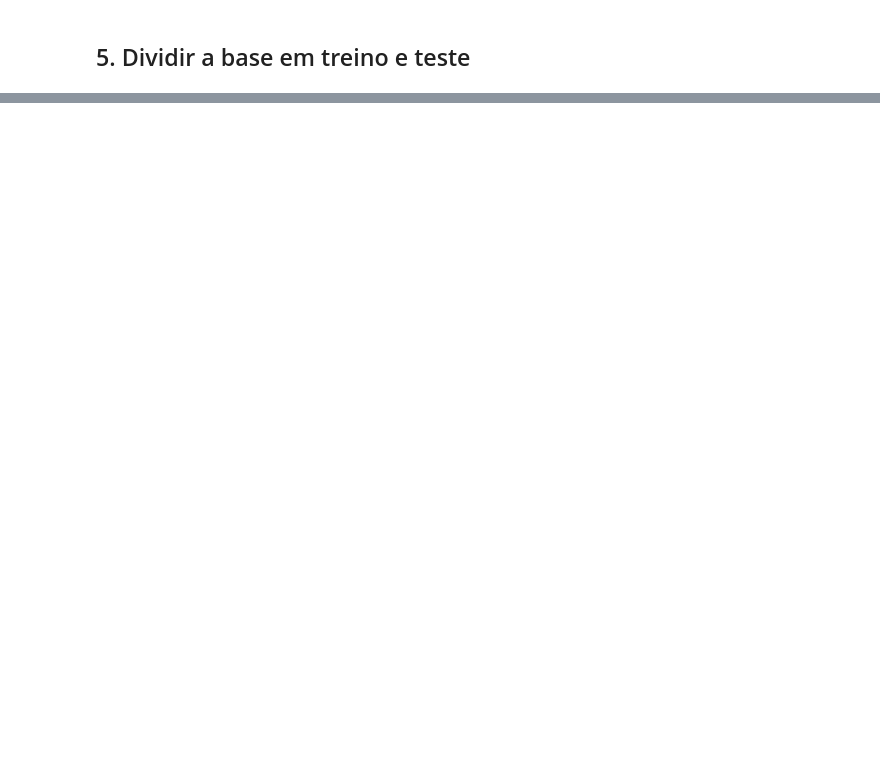
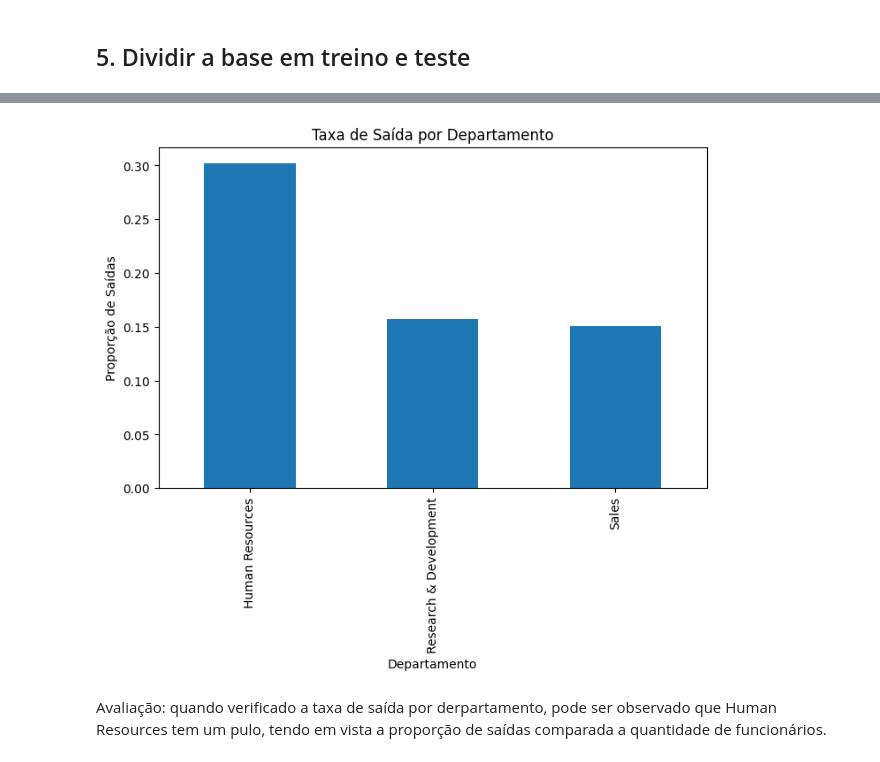
Before and after one commit to iannacastro/laboratoria-ml-attrition, a Jupyter notebook: notebooks/ML_Attrition_Projeto.ipynb, the cells around one changed output, grey strips where cells are left out. Cells and saved outputs as stored; diff of their text form; code cells hidden in the pictures; blank space fills up the shorter version.

```diff
--- a/notebooks/ML_Attrition_Projeto.ipynb
+++ b/notebooks/ML_Attrition_Projeto.ipynb
@@ -261,0 +332,3 @@ Name: proportion, dtype: float64
+# %%
+attrition_by_dept = df.groupby('Department')['Attrition'].mean().sort_values(ascending=False)
+print(attrition_by_dept)
@@ -261,0 +493,10 @@ Name: proportion, dtype: float64
+# %%
+attrition_by_dept.plot(kind='bar', figsize=(8,5))
+plt.title('Taxa de Saída por Departamento')
+plt.ylabel('Proporção de Saídas')
+plt.xlabel('Departamento')
+plt.show()
+# %% [output]
+[figure, added]
+# %% [markdown]
+Avaliação: quando verificado a taxa de saída por derpartamento, pode ser observado que Human Resources tem um pulo, tendo em vista a proporção de saídas comparada a quantidade de funcionários.
```
Also changed, not shown: parts of 30 cells of this notebook.
